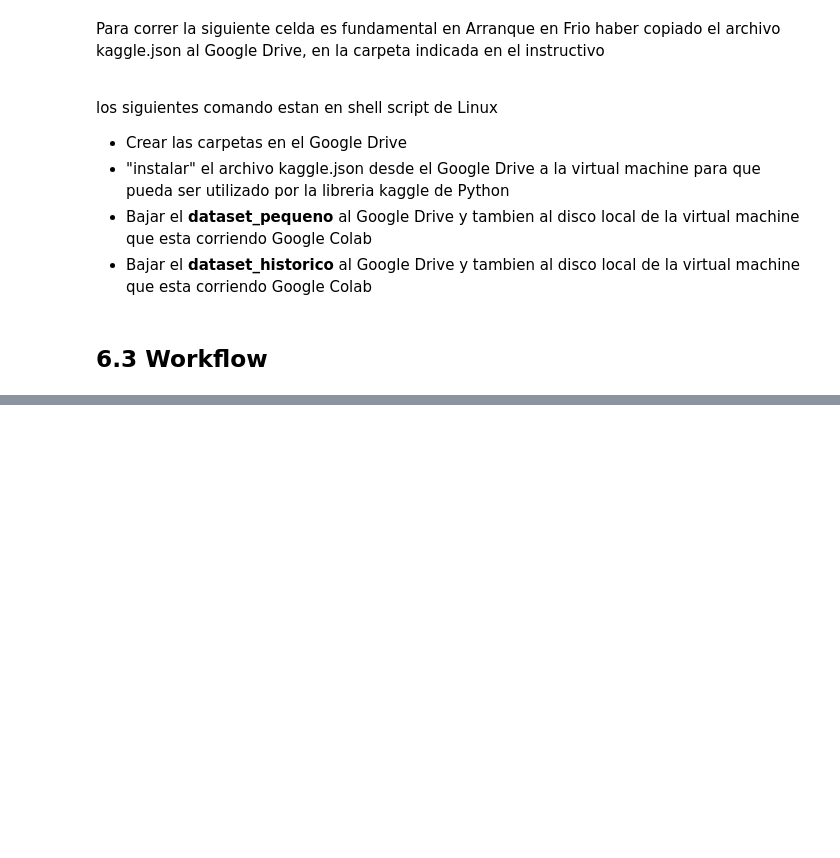
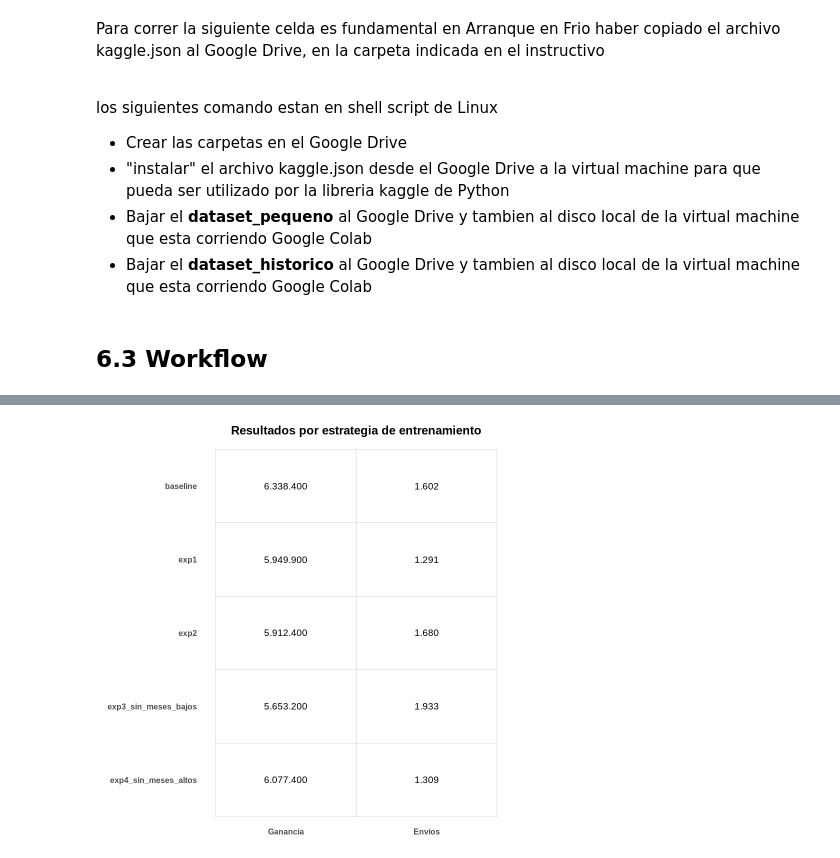
Before and after one commit to martin-cacabelos/labo2025v, a Jupyter notebook: src/workflows/610_WorkFlow_01_gerencial_julio.ipynb, the cells around one changed output, grey strips where cells are left out. Drawn from its saved outputs; the diff is of its cells as text; code cells hidden in the pictures; blank space fills up the shorter version.

```diff
--- a/src/workflows/610_WorkFlow_01_gerencial_julio.ipynb
+++ b/src/workflows/610_WorkFlow_01_gerencial_julio.ipynb
@@ -630,0 +708,73 @@ format(Sys.time(), "%a %b %d %X %Y")
+# %%
+library(data.table)
+library(ggplot2)
+library(dplyr)
+library(tidyr)
+library(scales)
+
+# 1) Datos de la diapo 5
+res_experimentos <- data.table(
+  experimento = c(
+    "baseline",
+    "exp1",
+    "exp2",
+    "exp3_sin_meses_bajos",
+    "exp4_sin_meses_altos"
+  ),
+  ganancia = c(6338400, 5949900, 5912400, 5653200, 6077400),
+  envios   = c(1602, 1291, 1680, 1933, 1309)
+)
+
+# 2) Preparo labels lindos (con separador de miles)
+res_tabla <- res_experimentos %>%
+  mutate(
+    ganancia = comma(ganancia, big.mark = ".", decimal.mark = ","),
+    envios   = format(envios, big.mark = ".", decimal.mark = ",")
+  )
+
+# 3) Paso a formato largo para armar "tabla" con ggplot
+res_long <- res_tabla %>%
+  pivot_longer(
+    cols = c("ganancia", "envios"),
+    names_to = "metrica",
+    values_to = "valor"
+  )
+
+# 4) Orden de filas (de arriba hacia abajo en la tabla)
+res_long$experimento <- factor(
+  res_long$experimento,
+  levels = rev(res_experimentos$experimento)
+)
+
+# 5) Renombro columnas para que queden prolijas en la tabla
+res_long$metrica <- factor(
+  res_long$metrica,
+  levels = c("ganancia", "envios"),
+  labels = c("Ganancia", "Envíos")
+)
+
+# 6) Tabla estilo ggplot
+p_tabla <- ggplot(res_long, aes(x = metrica, y = experimento)) +
+  geom_tile(fill = "white", color = "grey80") +
+  geom_text(aes(label = valor), size = 4) +
+  # Encabezados de columnas
+  labs(
+    title    = "Resultados por estrategia de entrenamiento",
+    x        = NULL,
+    y        = NULL
+  ) +
+  theme_minimal(base_size = 12) +
+  theme(
+    panel.grid = element_blank(),
+    axis.text.x = element_text(face = "bold"),
+    axis.text.y = element_text(face = "bold"),
+    plot.title  = element_text(face = "bold", hjust = 0.5)
+  )
+
+# Mostrar en pantalla
+p_tabla
+
+# 7) (Opcional) Exportar como PNG para pegar en la diapo
+ggsave("diapo5_tabla_resultados.png", p_tabla, width = 8, height = 4, dpi = 300)
+# %% [output]
+[figure, added]
```
Also changed, not shown: parts of 84 cells of this notebook.
